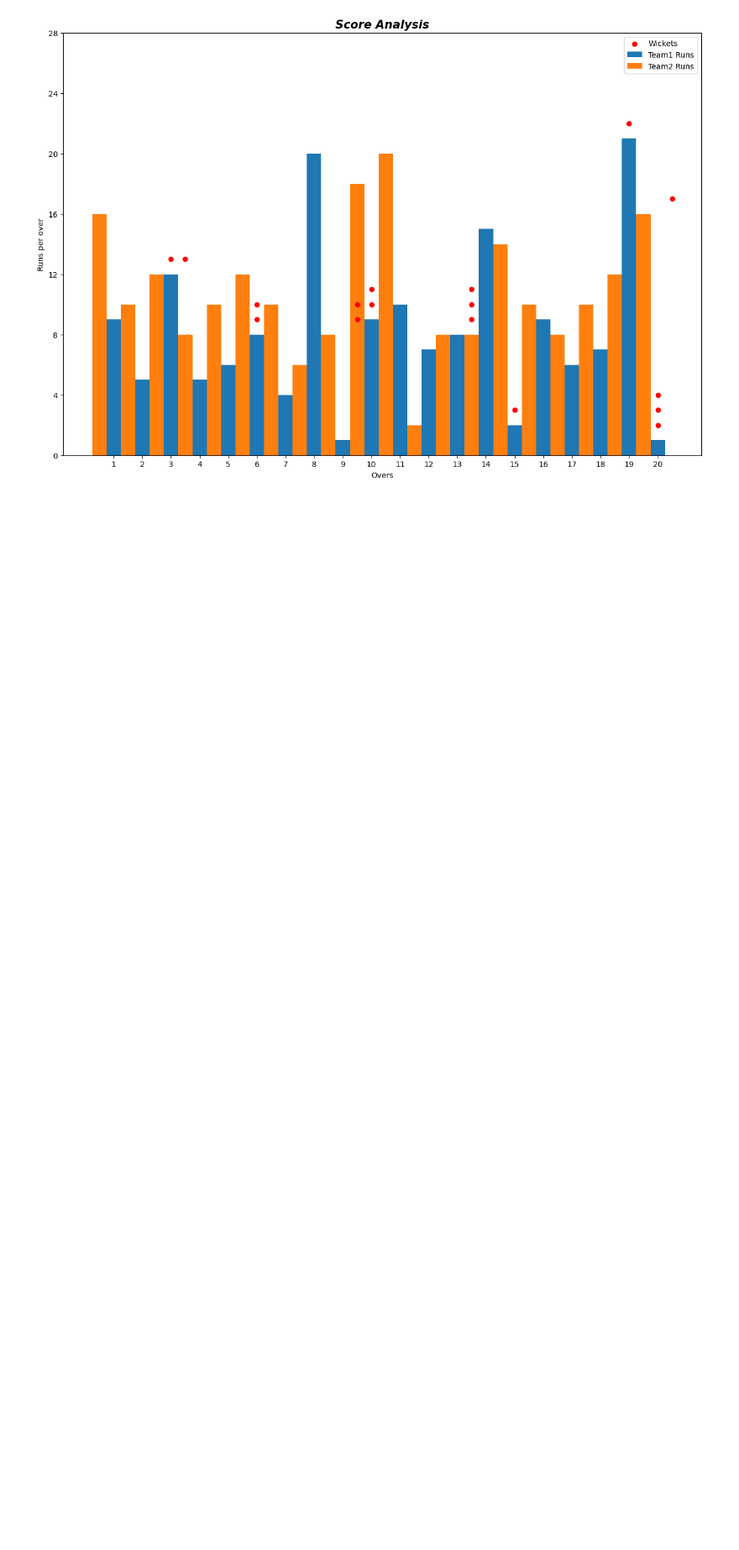
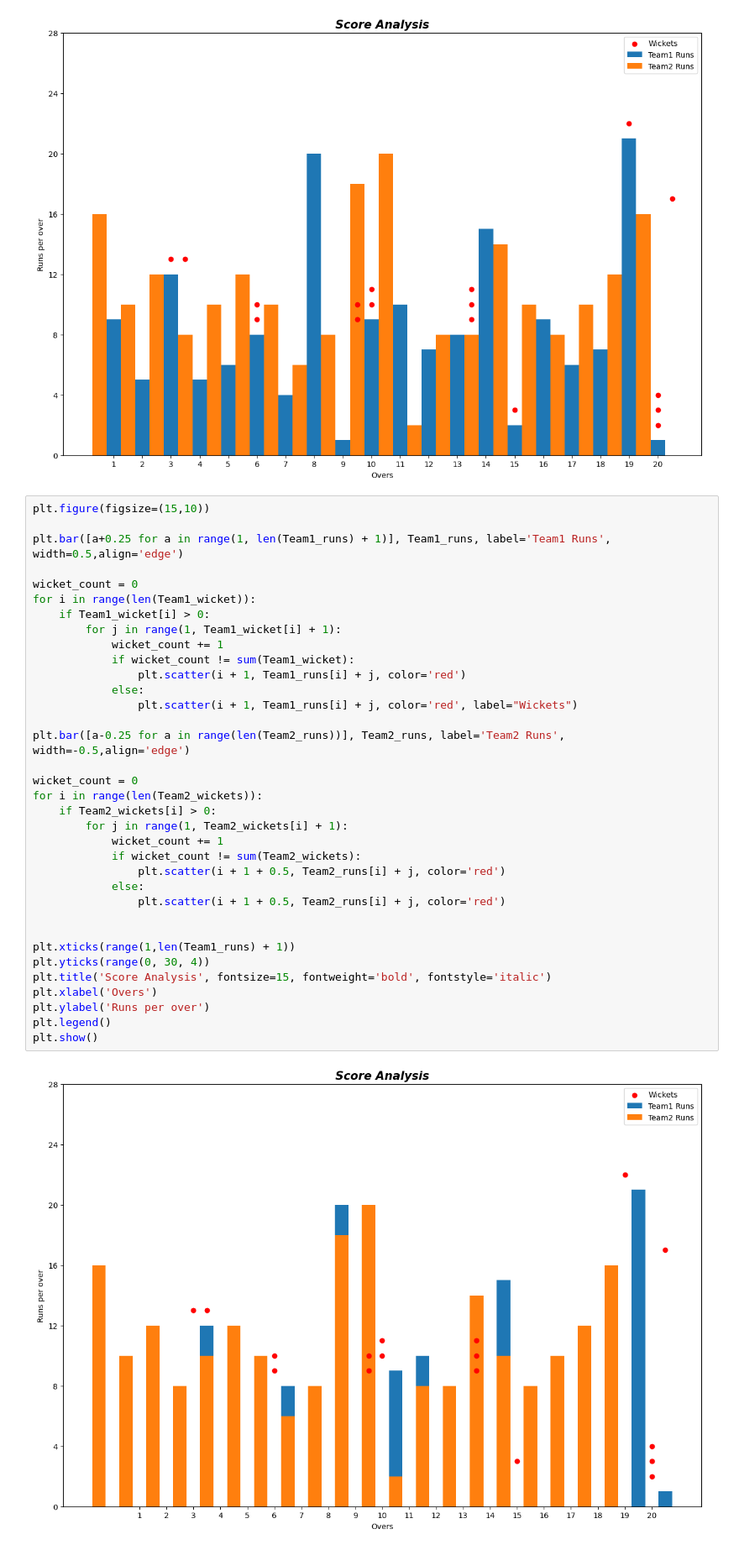
Before and after one commit to JoeVA2020/DS_OCT_ML, a Jupyter notebook: Mathplot/cricket.ipynb, the cells around one changed output. Shown at 84% size. Cells and saved outputs as stored; diff of their text form; blank space fills up the shorter version.

```diff
--- a/Mathplot/cricket.ipynb
+++ b/Mathplot/cricket.ipynb
@@ -72,3 +72,40 @@ plt.legend()
 plt.show()
 # %% [output]
 [figure]
+# %%
+plt.figure(figsize=(15,10))
+
+plt.bar([a+0.25 for a in range(1, len(Team1_runs) + 1)], Team1_runs, label='Team1 Runs', width=0.5,align='edge')
+
+wicket_count = 0
+for i in range(len(Team1_wicket)):
+    if Team1_wicket[i] > 0:
+        for j in range(1, Team1_wicket[i] + 1):
+            wicket_count += 1
+            if wicket_count != sum(Team1_wicket):
+                plt.scatter(i + 1, Team1_runs[i] + j, color='red')
+            else:
+                plt.scatter(i + 1, Team1_runs[i] + j, color='red', label="Wickets")
+
+plt.bar([a-0.25 for a in range(len(Team2_runs))], Team2_runs, label='Team2 Runs', width=-0.5,align='edge')
+
+wicket_count = 0
+for i in range(len(Team2_wickets)):
+    if Team2_wickets[i] > 0:
+        for j in range(1, Team2_wickets[i] + 1):
+            wicket_count += 1
+            if wicket_count != sum(Team2_wickets):
+                plt.scatter(i + 1 + 0.5, Team2_runs[i] + j, color='red')
+            else:
+                plt.scatter(i + 1 + 0.5, Team2_runs[i] + j, color='red')
+
+
+plt.xticks(range(1,len(Team1_runs) + 1))
+plt.yticks(range(0, 30, 4))
+plt.title('Score Analysis', fontsize=15, fontweight='bold', fontstyle='italic')
+plt.xlabel('Overs')
+plt.ylabel('Runs per over')
+plt.legend()
+plt.show()
+# %% [output]
+[figure, added]
```
Also changed, not shown: parts of 1 cell of this notebook.
